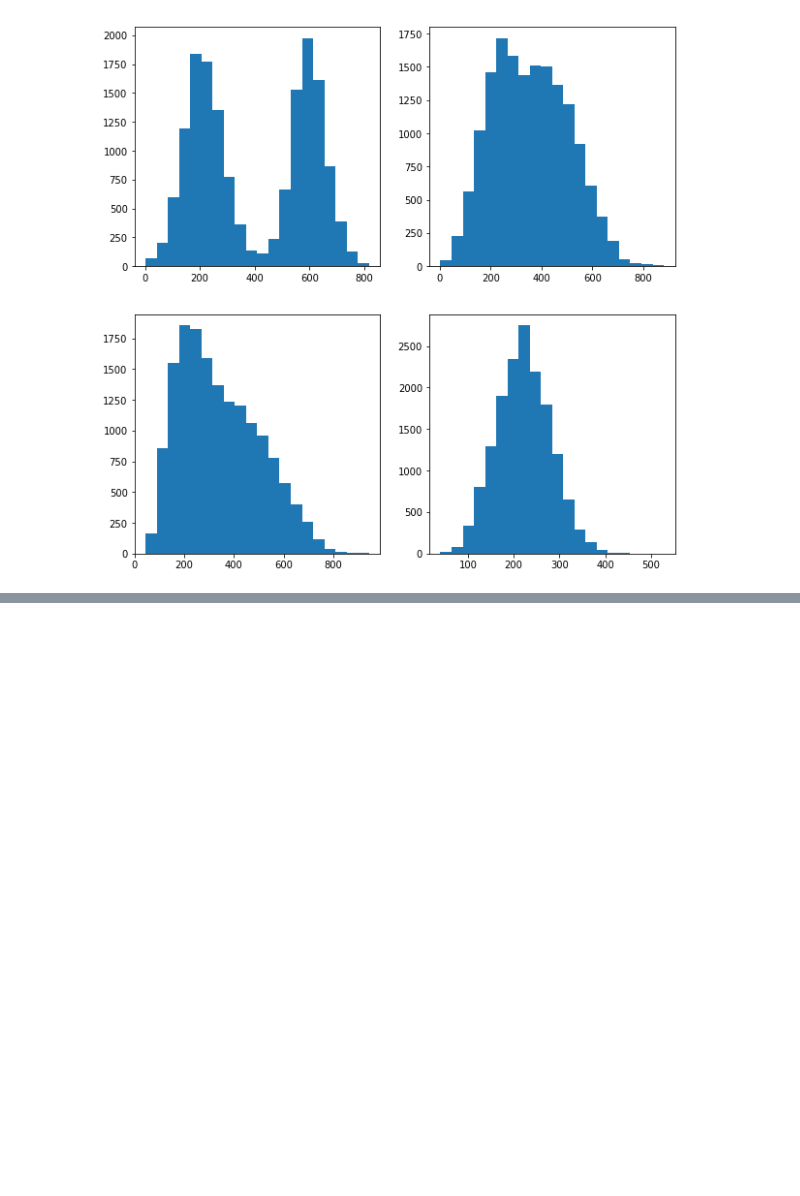
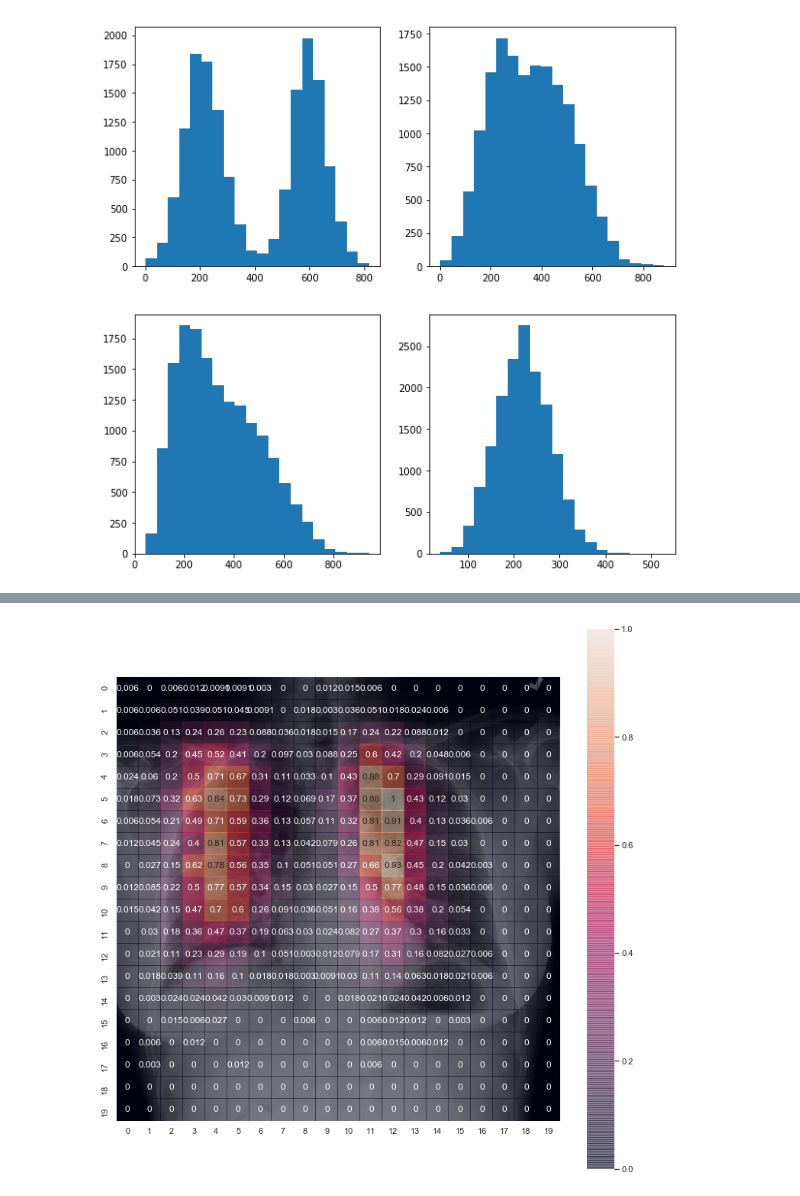
Before and after one commit to svenharris/datascienceworkshop-pneumonia, a Jupyter notebook: kernel_LG.ipynb, the cells around one changed output, grey strips where cells are left out. Cells and saved outputs as stored; diff of their text form; code cells hidden in the pictures; blank space fills up the shorter version.

```diff
--- a/kernel_LG.ipynb
+++ b/kernel_LG.ipynb
@@ -466,0 +523,6 @@ df[df['boxes'] != '#'][0:2]
+# %%
+file_name = df['patientId'][45] + '.dcm'
+
+PDFonImage(file_name)
+# %% [output]
+[figure, added]
```
Also changed, not shown: parts of 5 cells of this notebook.
